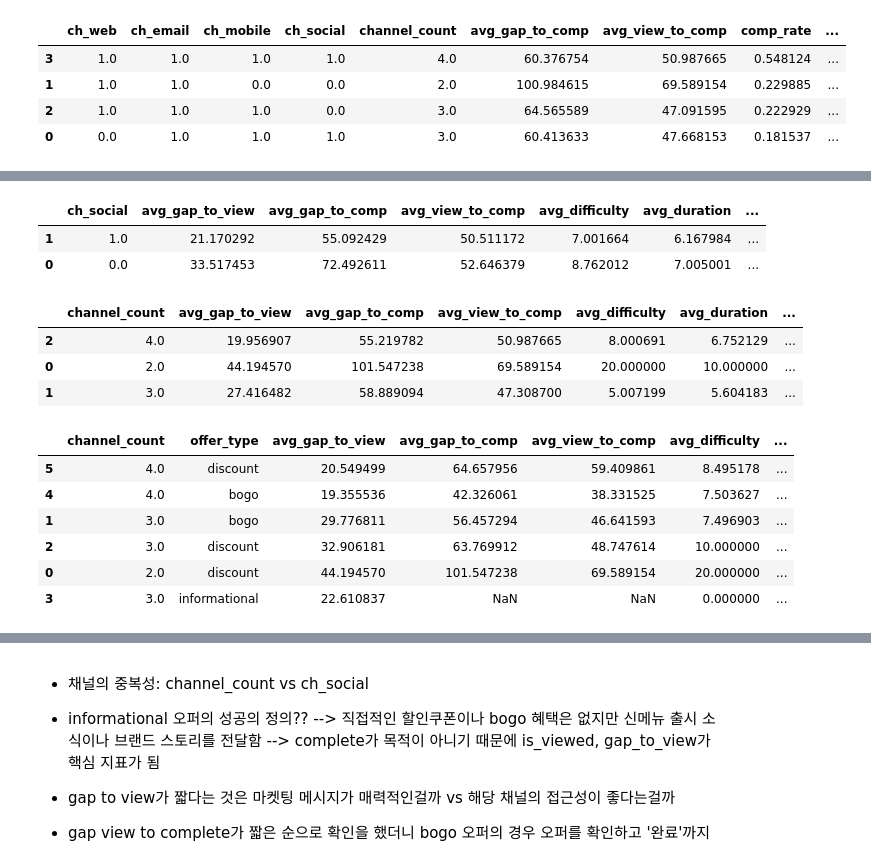
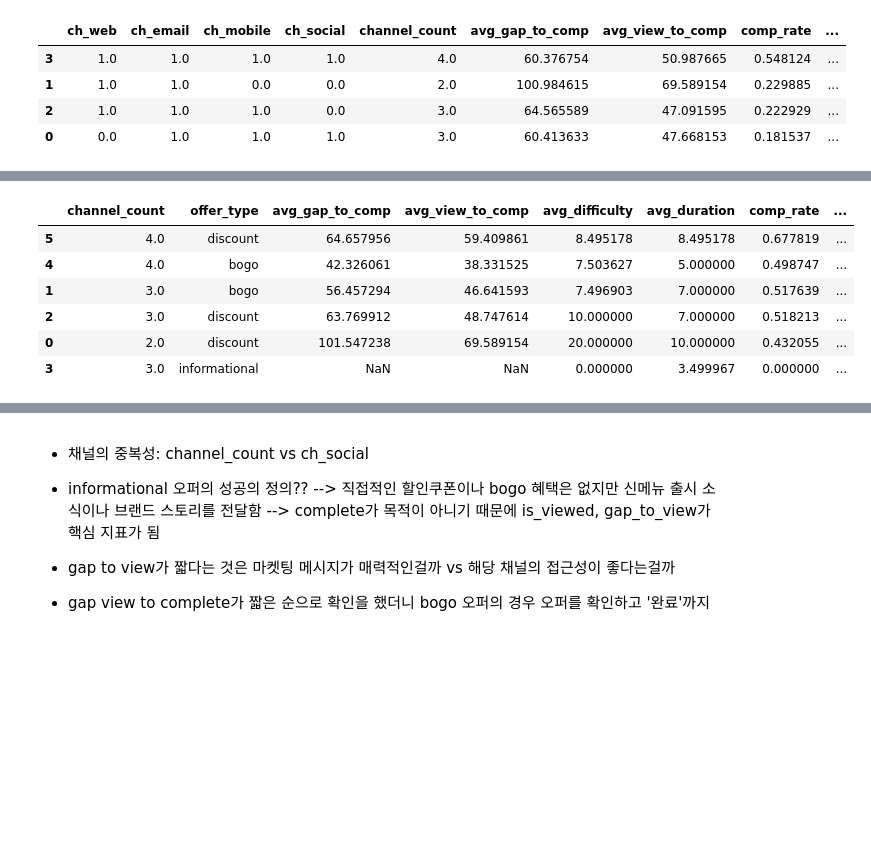
Before and after one commit to rladbstj56/practice_project, a Jupyter notebook: Myun_EDA/03_analysis_final_mine.ipynb, the cells around one changed output, grey strips where cells are left out. Saved outputs shown, nothing was run; the diff lists cells and outputs as text; code cells hidden in the pictures; blank space fills up the shorter version.

```diff
--- a/Myun_EDA/03_analysis_final_mine.ipynb
+++ b/Myun_EDA/03_analysis_final_mine.ipynb
@@ -991,65 +1224,22 @@ for ch in channels:
-# %%
-# 소셜 채널의 유무가 각 지표에 미치는 차이 비교
-social_df = df.groupby(['ch_social']).agg(
-        avg_gap_to_view = ('gap_to_view', 'mean'),
-    avg_gap_to_comp = ('gap_to_complete', 'mean'),
-    avg_view_to_comp = ('gap_view_to_complete', 'mean'),
-    avg_difficulty = ('difficulty', 'mean'),
-    avg_duration = ('duration', 'mean'),
-    view_rate = ('is_viewed', 'mean'),
-    comp_rate = ('is_completed', 'mean'),
-    aware_rate = ('completed_with_prior_view', 'mean'),
-    unaware_rate = ('completed_without_prior_view', 'mean'),
-    count = ('gender', 'size')
-).reset_index()
-social_df.sort_values(by=['view_rate'], ascending=[False])
-# %% [output]
-|  | ch_social | avg_gap_to_view | avg_gap_to_comp | avg_view_to_comp | avg_difficulty | avg_duration | ... |
-| 1 | 1.0 | 21.170292 | 55.092429 | 50.511172 | 7.001664 | 6.167984 | ... |
-| 0 | 0.0 | 33.517453 | 72.492611 | 52.646379 | 8.762012 | 7.005001 | ... |
-# %%
-# 사용 채널 개수가 각 지표에 미치는 차이 비교
-channel_count_df = df.groupby(['channel_count']).agg(
-    avg_gap_to_view = ('gap_to_view', 'mean'),
-    avg_gap_to_comp = ('gap_to_complete', 'mean'),
-    avg_view_to_comp = ('gap_view_to_complete', 'mean'),
-    avg_difficulty = ('difficulty', 'mean'),
-    avg_duration = ('duration', 'mean'),
-    view_rate = ('is_viewed', 'mean'),
-    comp_rate = ('is_completed', 'mean'),
-    aware_rate = ('completed_with_prior_view', 'mean'),
-    unaware_rate = ('completed_without_prior_view', 'mean'),
-    count = ('gender', 'size')
-).reset_index()
-channel_count_df.sort_values(by=['aware_rate'], ascending=[False]) # 채널 카운트가 2개든 3개든 인지하고 완료한 비율은 15퍼센트 밖에 되지 않는다
-# 인지율을 높이려면 채널을 4개를 사용해야한다 (이메일의 효과는 검증 안됨 : 한계)
-# %% [output]
-|  | channel_count | avg_gap_to_view | avg_gap_to_comp | avg_view_to_comp | avg_difficulty | avg_duration | ... |
-| 2 | 4.0 | 19.956907 | 55.219782 | 50.987665 | 8.000691 | 6.752129 | ... |
-| 0 | 2.0 | 44.194570 | 101.547238 | 69.589154 | 20.000000 | 10.000000 | ... |
-| 1 | 3.0 | 27.416482 | 58.889094 | 47.308700 | 5.007199 | 5.604183 | ... |
 # %%
 # 사용 채널 개수와 오퍼 타입이 각 지표에 미치는 차이 비교
 channel_count_df = df.groupby(['channel_count', 'offer_type']).agg(
-    avg_gap_to_view = ('gap_to_view', 'mean'),
     avg_gap_to_comp = ('gap_to_complete', 'mean'),
     avg_view_to_comp = ('gap_view_to_complete', 'mean'),
     avg_difficulty = ('difficulty', 'mean'),
     avg_duration = ('duration', 'mean'),
-    view_rate = ('is_viewed', 'mean'),
     comp_rate = ('is_completed', 'mean'),
     aware_rate = ('completed_with_prior_view', 'mean'),
-    unaware_rate = ('completed_without_prior_view', 'mean'),
     count = ('gender', 'size')
 ).reset_index()
 channel_count_df.sort_values(by=['aware_rate'], ascending=[False])
-# discount의 경우 채널 카운트에 따라 view_rate, aware_rate의 변화가 크다 --> 무조건 채널 수 많이 해야함
-# bogo의 경우 채널을 많이 가져가면 열람률은 확연히 높지만 이에 반해 인지율 자체는 높지 않다 --> 오퍼타입에 의한 완료율 차이
+# discount의 경우 채널 카운트에 따라 comp_rate, aware_rate의 변화가 크다 --> 무조건 채널 수 많이 해야함 (상관계수: 0.35, 0.31) + social의 유무가 채널수와 상관계수가 동일함! -> 통계검정
+# bogo의 경우 채널을 많이 가져가면 완료율은 약간 높아지지만 이에 반해 인지율 자체는 높지 않다 --> 오퍼타입에 의한 완료율 차이일 것으로 예상
 # %% [output]
-|  | channel_count | offer_type | avg_gap_to_view | avg_gap_to_comp | avg_view_to_comp | avg_difficulty | ... |
-| 5 | 4.0 | discount | 20.549499 | 64.657956 | 59.409861 | 8.495178 | ... |
-| 4 | 4.0 | bogo | 19.355536 | 42.326061 | 38.331525 | 7.503627 | ... |
-| 1 | 3.0 | bogo | 29.776811 | 56.457294 | 46.641593 | 7.496903 | ... |
-| 2 | 3.0 | discount | 32.906181 | 63.769912 | 48.747614 | 10.000000 | ... |
-| 0 | 2.0 | discount | 44.194570 | 101.547238 | 69.589154 | 20.000000 | ... |
-| 3 | 3.0 | informational | 22.610837 | NaN | NaN | 0.000000 | ... |
+|  | channel_count | offer_type | avg_gap_to_comp | avg_view_to_comp | avg_difficulty | avg_duration | comp_rate | ... |
+| 5 | 4.0 | discount | 64.657956 | 59.409861 | 8.495178 | 8.495178 | 0.677819 | ... |
+| 4 | 4.0 | bogo | 42.326061 | 38.331525 | 7.503627 | 5.000000 | 0.498747 | ... |
+| 1 | 3.0 | bogo | 56.457294 | 46.641593 | 7.496903 | 7.000000 | 0.517639 | ... |
+| 2 | 3.0 | discount | 63.769912 | 48.747614 | 10.000000 | 7.000000 | 0.518213 | ... |
+| 0 | 2.0 | discount | 101.547238 | 69.589154 | 20.000000 | 10.000000 | 0.432055 | ... |
+| 3 | 3.0 | informational | NaN | NaN | 0.000000 | 3.499967 | 0.000000 | ... |
```
Also changed, not shown: parts of 41 cells of this notebook, 1 other file.
